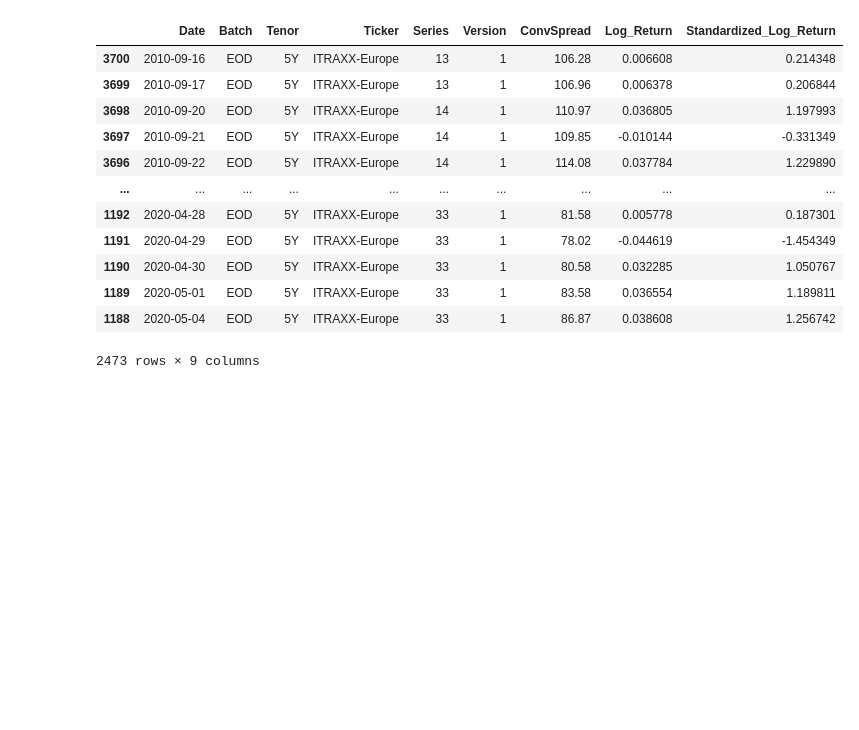
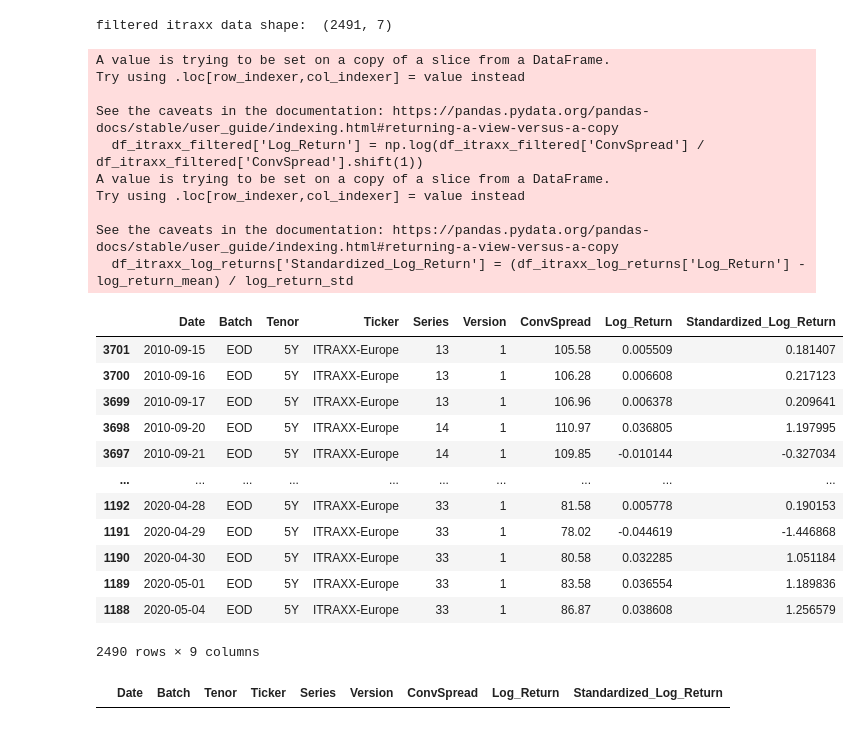
Before and after one commit to KLCALAW/ATCF, a Jupyter notebook: itraxx_correlation.ipynb, the cells around one changed output. Cells and saved outputs as stored; diff of their text form; code cells hidden in the pictures; blank space fills up the shorter version.

Commit message:
Calculated correlations between communities and itraxx index

```diff
--- a/itraxx_correlation.ipynb
+++ b/itraxx_correlation.ipynb
@@ -14,3 +17,3 @@ from collections import Counter
 # %%
-df = pd.read_csv('sens_data/ITRAXX-Europe Timeseries 20241127.csv')
-df2 = pd.read_csv('sens_data/eur_data_standardized_returns.csv')
+df_cds_data = pd.read_csv('reshaped_eur_data.csv') #The raw original cds eur data (reshaped)
+df_itraxx = pd.read_csv('ITRAXX-Europe Timeseries 20241127.csv')
@@ -17,6 +26,10 @@ df2 = pd.read_csv('sens_data/eur_data_standardized_returns.csv')
+# %%
+#Rename date column to Date
+df_itraxx.rename(columns={'AsOf':'Date'}, inplace=True)
 # %%
 # Convert the 'AsOf' column to a datetime object
-df['Date'] = pd.to_datetime(df['Date'], format='%d/%b/%y')
+df_itraxx['Date'] = pd.to_datetime(df_itraxx['Date'], format='%d/%b/%y')
 
 # Sort the DataFrame by the 'AsOf' column in descending order by day
-df_sorted = df.sort_values(by='Date', ascending=True)
+df_itrax_sorted = df_itraxx.sort_values(by='Date', ascending=True)
+df_itrax_sorted
@@ -22,0 +50,4 @@ df_sorted = df.sort_values(by='Date', ascending=True)
+# %%
+#Remove rows with missing values
+df_itraxx_sorted = df_itrax_sorted.dropna()
+df_itraxx_sorted
@@ -23,33 +68,53 @@ df_sorted = df.sort_values(by='Date', ascending=True)
 # %%
-df_filtered = df_sorted[df_sorted['Date'].isin(df2['Date'])]
-df_log_returns = df_filtered.copy()
+#Filter the Itraxx data to only include the dates that are in the eur_data_standardized_returns
+#---------------------------------------------------------------------------------------------------
+df_itraxx_filtered = df_itraxx_sorted[df_itraxx_sorted['Date'].isin(df_cds_data['Date'])]
+print("filtered itraxx data shape: ", df_itraxx_filtered.shape)
+#Take log returns
+#---------------------------------------------------------------------------------------------------
 
 # Calculate the log returns for the CDS spread
-df_log_returns['Log_Return'] = np.log(df_filtered['ConvSpread'] / df_filtered['ConvSpread'].shift(1))
+df_itraxx_filtered['Log_Return'] = np.log(df_itraxx_filtered['ConvSpread'] / df_itraxx_filtered['ConvSpread'].shift(1))
 
 # Drop NaN values that occur due to the first row (no previous value to compare)
-df_log_returns = df_log_returns.dropna(subset=['Log_Return'])
-
+df_itraxx_log_returns = df_itraxx_filtered.dropna()
 # Standardize the log returns (Z-score normalization)
-log_return_mean = df_log_returns['Log_Return'].mean()
-log_return_std = df_log_returns['Log_Return'].std()
-df_log_returns['Standardized_Log_Return'] = (df_log_returns['Log_Return'] - log_return_mean) / log_return_std
+log_return_mean = df_itraxx_log_returns['Log_Return'].mean()
+log_return_std = df_itraxx_log_returns['Log_Return'].std()
+df_itraxx_log_returns['Standardized_Log_Return'] = (df_itraxx_log_returns['Log_Return'] - log_return_mean) / log_return_std
 
 # Display the filtered DataFrame
-df_log_return
+df_itraxx_log_returns
 # %% [output]
+filtered itraxx data shape:  (2491, 7)
+A value is trying to be set on a copy of a slice from a DataFrame.
+Try using .loc[row_indexer,col_indexer] = value instead
+
+See the caveats in the documentation: https://pandas.pydata.org/pandas-docs/stable/user_guide/indexing.html#returning-a-view-versus-a-copy
+  df_itraxx_filtered['Log_Return'] = np.log(df_itraxx_filtered['ConvSpread'] / df_itraxx_filtered['ConvSpread'].shift(1))
+A value is trying to be set on a copy of a slice from a DataFrame.
+Try using .loc[row_indexer,col_indexer] = value instead
+
+See the caveats in the documentation: https://pandas.pydata.org/pandas-docs/stable/user_guide/indexing.html#returning-a-view-versus-a-copy
+  df_itraxx_log_returns['Standardized_Log_Return'] = (df_itraxx_log_returns['Log_Return'] - log_return_mean) / log_return_std
 |  | Date | Batch | Tenor | Ticker | Series | Version | ConvSpread | Log_Return | Standardized_Log_Return |
-| 3700 | 2010-09-16 | EOD | 5Y | ITRAXX-Europe | 13 | 1 | 106.28 | 0.006608 | 0.214348 |
-| 3699 | 2010-09-17 | EOD | 5Y | ITRAXX-Europe | 13 | 1 | 106.96 | 0.006378 | 0.206844 |
-| 3698 | 2010-09-20 | EOD | 5Y | ITRAXX-Europe | 14 | 1 | 110.97 | 0.036805 | 1.197993 |
-| 3697 | 2010-09-21 | EOD | 5Y | ITRAXX-Europe | 14 | 1 | 109.85 | -0.010144 | -0.331349 |
-| 3696 | 2010-09-22 | EOD | 5Y | ITRAXX-Europe | 14 | 1 | 114.08 | 0.037784 | 1.229890 |
+| 3701 | 2010-09-15 | EOD | 5Y | ITRAXX-Europe | 13 | 1 | 105.58 | 0.005509 | 0.181407 |
+| 3700 | 2010-09-16 | EOD | 5Y | ITRAXX-Europe | 13 | 1 | 106.28 | 0.006608 | 0.217123 |
+| 3699 | 2010-09-17 | EOD | 5Y | ITRAXX-Europe | 13 | 1 | 106.96 | 0.006378 | 0.209641 |
+| 3698 | 2010-09-20 | EOD | 5Y | ITRAXX-Europe | 14 | 1 | 110.97 | 0.036805 | 1.197995 |
+| 3697 | 2010-09-21 | EOD | 5Y | ITRAXX-Europe | 14 | 1 | 109.85 | -0.010144 | -0.327034 |
 | ... | ... | ... | ... | ... | ... | ... | ... | ... | ... |
-| 1192 | 2020-04-28 | EOD | 5Y | ITRAXX-Europe | 33 | 1 | 81.58 | 0.005778 | 0.187301 |
-| 1191 | 2020-04-29 | EOD | 5Y | ITRAXX-Europe | 33 | 1 | 78.02 | -0.044619 | -1.454349 |
-| 1190 | 2020-04-30 | EOD | 5Y | ITRAXX-Europe | 33 | 1 | 80.58 | 0.032285 | 1.050767 |
-| 1189 | 2020-05-01 | EOD | 5Y | ITRAXX-Europe | 33 | 1 | 83.58 | 0.036554 | 1.189811 |
-| 1188 | 2020-05-04 | EOD | 5Y | ITRAXX-Europe | 33 | 1 | 86.87 | 0.038608 | 1.256742 |
+| 1192 | 2020-04-28 | EOD | 5Y | ITRAXX-Europe | 33 | 1 | 81.58 | 0.005778 | 0.190153 |
+| 1191 | 2020-04-29 | EOD | 5Y | ITRAXX-Europe | 33 | 1 | 78.02 | -0.044619 | -1.446868 |
+| 1190 | 2020-04-30 | EOD | 5Y | ITRAXX-Europe | 33 | 1 | 80.58 | 0.032285 | 1.051184 |
+| 1189 | 2020-05-01 | EOD | 5Y | ITRAXX-Europe | 33 | 1 | 83.58 | 0.036554 | 1.189836 |
+| 1188 | 2020-05-04 | EOD | 5Y | ITRAXX-Europe | 33 | 1 | 86.87 | 0.038608 | 1.256579 |
-2473 rows × 9 columns
+2490 rows × 9 columns
+# %%
+#Check for anymore rows with NaN values
+nan_rows = df_itraxx_log_returns[df_itraxx_log_returns.isnull().any(1)]
+nan_rows
+# %% [output]
+|  | Date | Batch | Tenor | Ticker | Series | Version | ConvSpread | Log_Return | Standardized_Log_Return |
 # %%
 # Create a new DataFrame with only 'Date' and 'Standardized_Log_Return'
```
Also changed, not shown: parts of 12 cells of this notebook, 2 other files.
